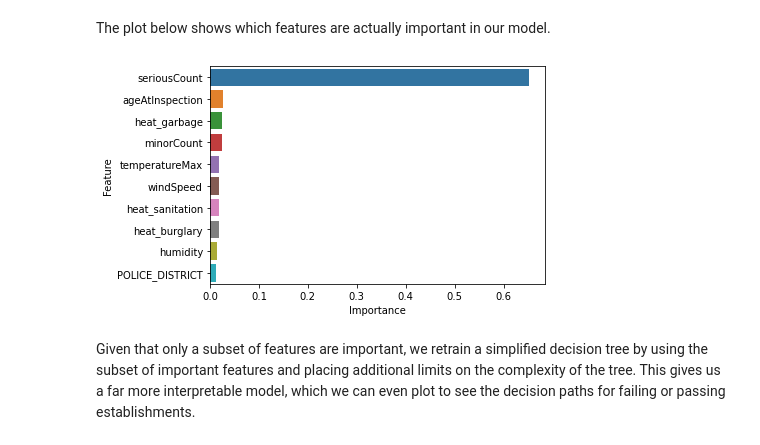
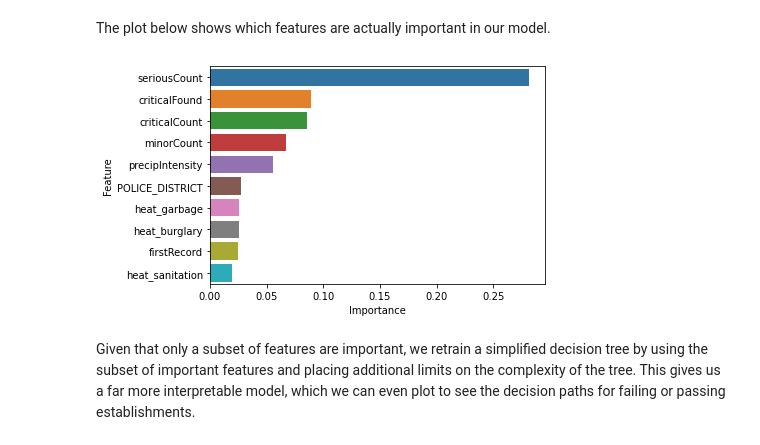
Before and after one commit to paulbsalamanca/CSS-Project-3-Team-6-Fall-2020, a Jupyter notebook: Project 3 Students.ipynb, the cells around one changed output. Saved outputs shown, nothing was run; the diff lists cells and outputs as text; code cells hidden in the pictures.

Commit message:
adding upsampling, a little bit of preprocessing to remove very highly correlated features

```diff
--- a/Project 3 Students.ipynb
+++ b/Project 3 Students.ipynb
@@ -177,3 +204,9 @@ X.head()
+# %%
+X = X.drop(columns = ['timeSinceLast', 'Facility_Type_Clean_Other', 'Facility_Type_Restaurant',
+                      'WARD_PRECINCT_19-39', 'WARD_PRECINCT_29-36', 'WARD_PRECINCT_8-65',
+                      'LICENSE_DESCRIPTION_Food - Shared Kitchen', 'LICENSE_DESCRIPTION_Mobile Food License',
+                      'LICENSE_DESCRIPTION_Shared Kitchen User',
+                     'WARD_PRECINCT_43-25', 'APPLICATION_TYPE_RENEW'])
 # %% [markdown]
 ## Fit Models
 # %% [markdown]
@@ -217,16 +254,21 @@ In the context of this problem, a not-too complex decision tree (ie. one that ha
+# %%
+#upsampling using SMOTE
+
+from imblearn.pipeline import Pipeline, make_pipeline
+from imblearn.over_sampling import SMOTE
+
+imba_pipeline = make_pipeline(SMOTE(random_state=10),
+                              RandomForestClassifier())
 # %%
 # tune hyperparameters using cross validation
 rf_classifier = RandomForestClassifier()
 
 # grid of potnetial hyperparameters
-param_grid = {'criterion': ['gini', 'entropy'],
-             'max_depth': [1, 5, 10],
-             'min_impurity_decrease': [0.0001, 0.0005, 0.001],
-             'random_state': [10]}
+param_grid = {'randomforestclassifier__criterion': ['gini', 'entropy'],
+             'randomforestclassifier__max_depth': [1, 5, 10],
+             'randomforestclassifier__min_impurity_decrease': [0.0001, 0.0005, 0.001],
+             'randomforestclassifier__random_state': [10]}
 
-rf_grid = GridSearchCV(rf_classifier, param_grid, cv = 3,
+rf_grid = GridSearchCV(imba_pipeline, param_grid, cv = 5,
                        scoring=['accuracy', 'precision', 'recall', 'f1'], n_jobs = -1,
-                       refit = 'precision')
-
-# fit on entire data
-rf_grid.fit(X, y.ravel())
+                       refit = 'precision', verbose = 10)
@@ -267,16 +331,20 @@ scores.mean()
 The plot below shows which features are actually important in our model.
 # %%
 # Refit the random forest on the whole dataset to get feature importances
-rf_classifier()
-rf_classifier.fit(X, y.ravel())
+imba_pipeline = make_pipeline(SMOTE(random_state=10),
+                              RandomForestClassifier(criterion = 'gini', max_depth = 10,
+                                                     min_impurity_decrease = 0.0001, random_state = 10))
+
+imba_pipeline.fit(X, y.ravel())
 import seaborn as sns
 
-feat_importances = pd.concat([pd.DataFrame(X.columns),pd.DataFrame(np.transpose(rf_classifier.feature_importances_))], axis = 1)
+feat_importances = pd.concat([pd.DataFrame(X.columns),pd.DataFrame(imba_pipeline.steps[1][1].feature_importances_)]
+                             , axis = 1)
 feat_importances.columns = ["Feature", "Importance"]
 sns.barplot(x = "Importance", y = "Feature", data = feat_importances.nlargest(10, 'Importance'))
 plt.show()
 # %% [output]
-[figure, old version]
+[figure, new version]
 # %% [markdown]
 Given that only a subset of features are important, we retrain a simplified decision tree by using the subset of important features and placing additional limits on the complexity of the tree. This gives us a far more interpretable model, which we can even plot to see the decision paths for failing or passing establishments.
 # %%
```
Also changed, not shown: parts of 32 cells of this notebook.
